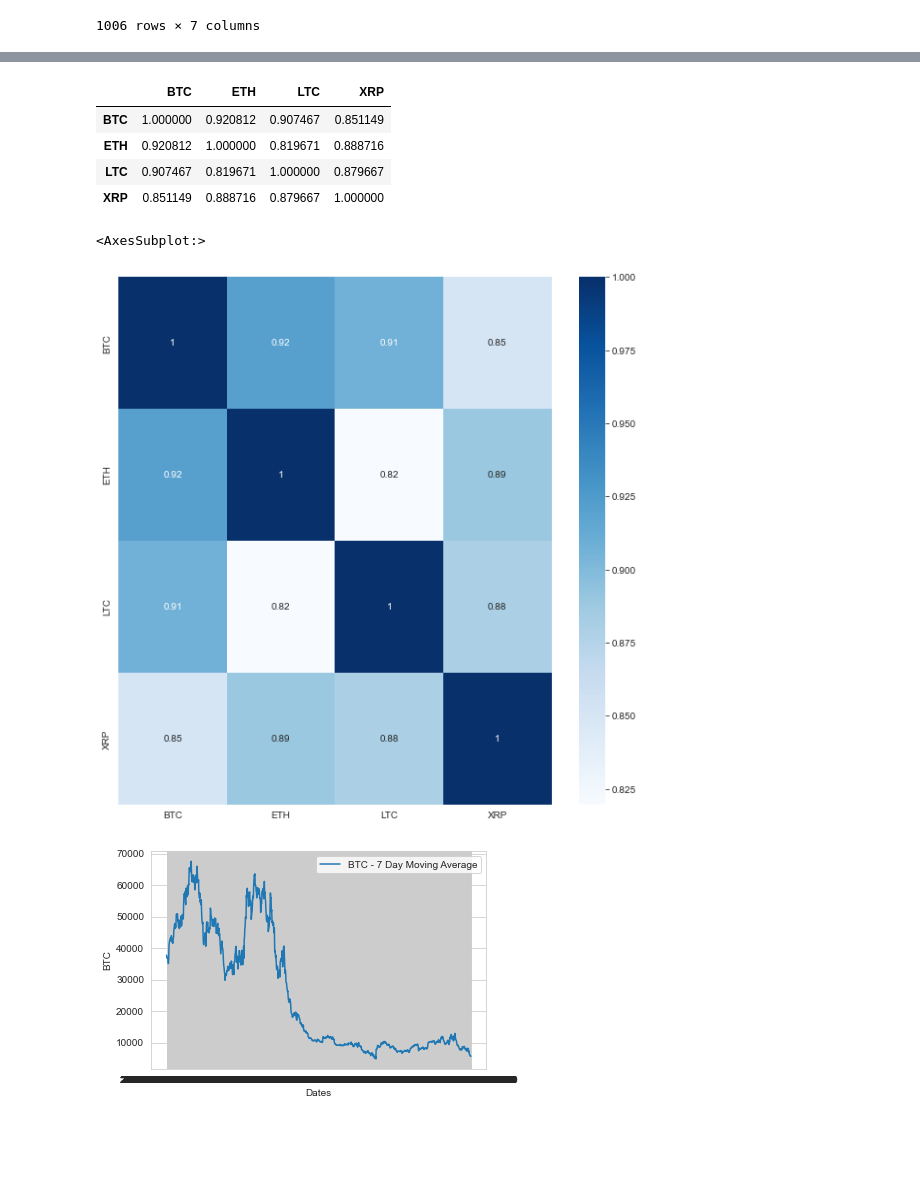
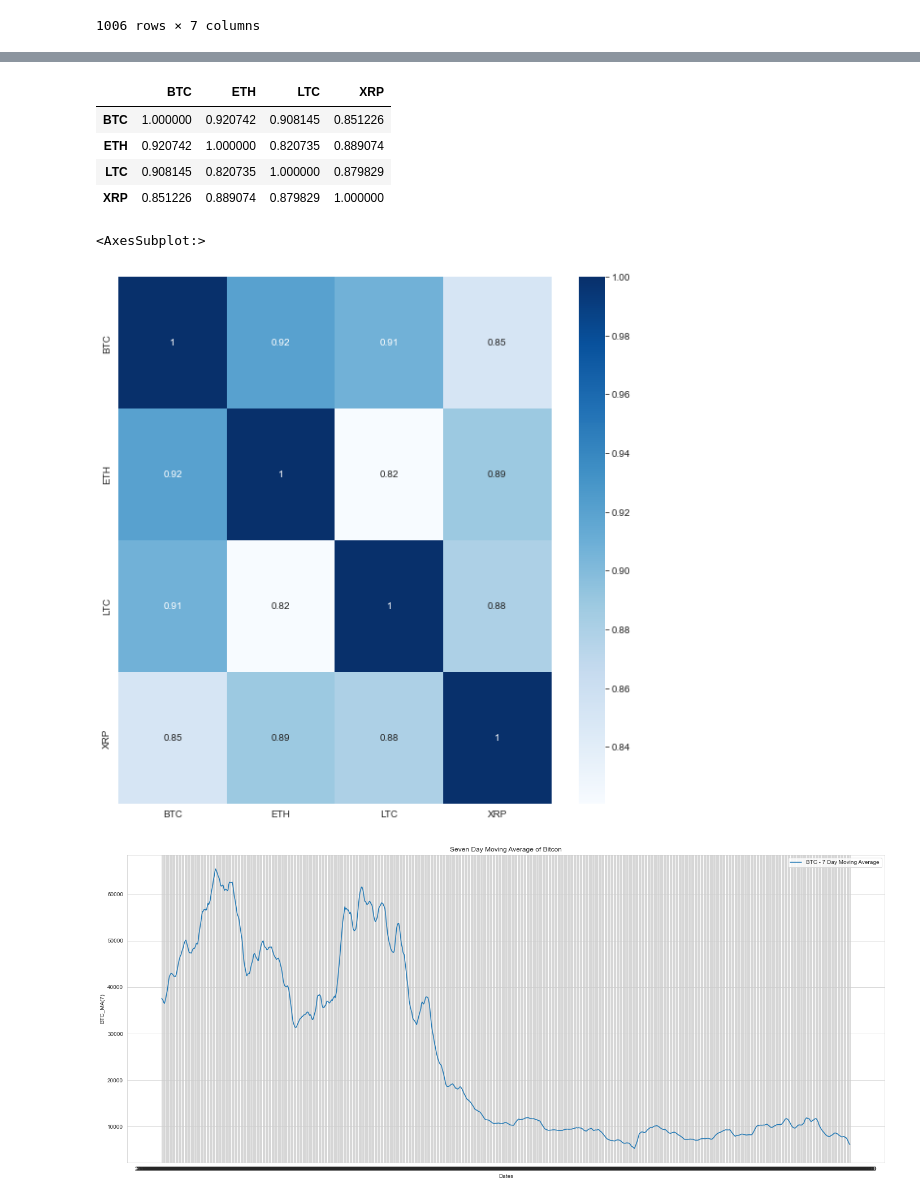
Before and after one commit to reiderwin/mustache-list-sequence, a Jupyter notebook: ccs_crypto_edits/crypto.ipynb, the cells around one changed output, grey strips where cells are left out. Saved outputs shown, nothing was run; the diff lists cells and outputs as text; code cells hidden in the pictures; blank space fills up the shorter version.

```diff
--- a/ccs_crypto_edits/crypto.ipynb
+++ b/ccs_crypto_edits/crypto.ipynb
@@ -267,7 +267,7 @@ crypto_df
 | 1005 | 2019-05-05 00:00:00 | 0.29674 | 5709.32 | 161.35 | 74.75 | 6114.888571 | 171.828571 |
 1006 rows × 7 columns
 # %%
-crypto_df[ 'XRP_MA(7)' ] = crypto_df['XRP Close'].rolling(7).mean()
+crypto_df[ 'XRP_MA(7)' ] = crypto_df['XRP Close'].rolling(10).mean()
 crypto_df
 # %% [output]
 |  | date | XRP Close | BTC Close | ETH Close | LTC Close | BTC_MA(7) | ETH_MA(7) | XRP_MA(7) |
@@ -355,21 +355,22 @@ ma_df
 ma_df[["BTC", "ETH", "LTC", "XRP"]].corr()
 # %% [output]
 |  | BTC | ETH | LTC | XRP |
-| BTC | 1.000000 | 0.920812 | 0.907467 | 0.851149 |
-| ETH | 0.920812 | 1.000000 | 0.819671 | 0.888716 |
-| LTC | 0.907467 | 0.819671 | 1.000000 | 0.879667 |
-| XRP | 0.851149 | 0.888716 | 0.879667 | 1.000000 |
+| BTC | 1.000000 | 0.920742 | 0.908145 | 0.851226 |
+| ETH | 0.920742 | 1.000000 | 0.820735 | 0.889074 |
+| LTC | 0.908145 | 0.820735 | 1.000000 | 0.879829 |
+| XRP | 0.851226 | 0.889074 | 0.879829 | 1.000000 |
 # %%
 # price correlation heatmap
 plt.figure(figsize = (10,10))
 sns.heatmap(ma_df[["BTC", "ETH", "LTC", "XRP"]].corr(), annot=True, cmap="Blues")
 # %% [output]
 <AxesSubplot:>
-[figure, old version]
+[figure, new version]
 # %%
-# plt.figure( figsize = (24, 10))
-sns.lineplot(x = ma_df["date"], y = ma_df["BTC"], label = "BTC - 7 Day Moving Average")
+plt.figure( figsize = (24, 10))
+sns.lineplot(x = ma_df["date"], y = ma_df["BTC_MA(7)"], label = "BTC - 7 Day Moving Average")
 plt.xlabel("Dates")
+plt.title("Seven Day Moving Average of Bitcon")
 plt.show()
 # %% [output]
-[figure, old version]
+[figure, new version]
```
Also changed, not shown: parts of 17 cells of this notebook.
